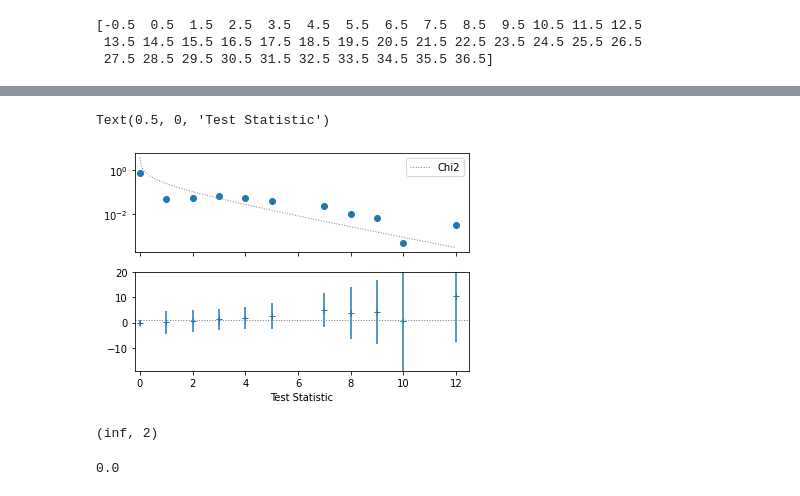
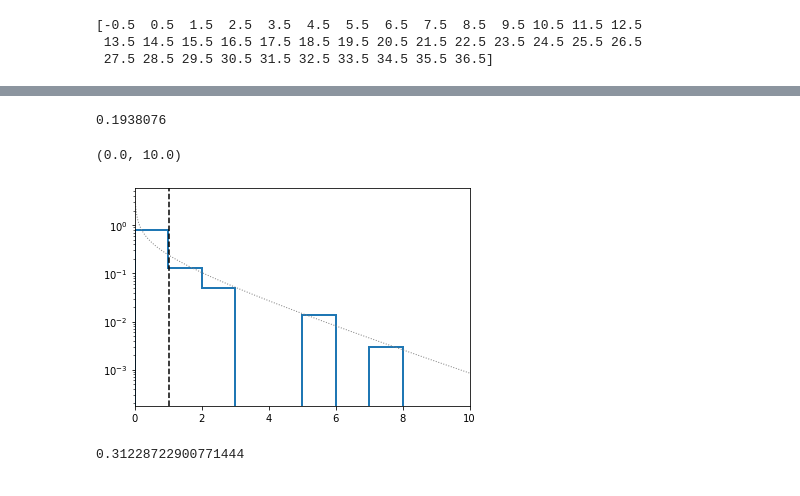
Before and after one commit to aturcati/nu_sources_time_coinc, a Jupyter notebook: notebooks/Analysis.ipynb, the cells around one changed output, grey strips where cells are left out. Drawn from its saved outputs; the diff is of its cells as text; code cells hidden in the pictures.

```diff
--- a/notebooks/Analysis.ipynb
+++ b/notebooks/Analysis.ipynb
@@ -179,6 +261,9 @@ ax.set_ylim([0.,6])
 # %%
 ts = []
+ind = []
 for n in bkg_tr:
-    ts.append(func.test_statistic(n,pdf))
+    ts_i, ind_i = func.test_statistic(n,pdf)
+    ts.append(ts_i)
+    ind.append(ind_i)
 ts = np.array(ts)
-ts[ts<0.] = 0.
+ind = np.array(ind)
@@ -184,0 +275,2 @@ ts[ts<0.] = 0.
+# %%
+frac = np.sum(ts>=0.)/len(ts)
@@ -185 +279,3 @@ ts[ts<0.] = 0.
+# %%
+obs_ts, obs_ind = func.test_statistic(n_coinc,pdf)
 # %%
@@ -194,33 +285,28 @@ def chi_squared(x, ndof):
-# %%
-fig, ax = plt.subplots(2,1, sharex=True)
-tsbins = np.linspace(-2.5, 12.5, 16)
-tsc = (tsbins[:-1] + tsbins[1:]) / 2.
-vals = np.histogram(ts, bins=tsbins, density=True)[0]
-val_err = np.sqrt(vals) / vals
-ax[0].errorbar(tsc, vals, ls="", marker='o')
-ax[0].semilogy()
-
-from scipy.optimize import curve_fit
-popt, _ = curve_fit(chi_squared, tsc, vals, p0=[1.])
-x=np.linspace(0.,12,1000)
-ax[0].plot(x, chi_squared(x, popt[0]), ls=':', color='gray', lw=1, label='Chi2')
-
-ax[0].set_xlim([-0.2, 12.5])
-ax[0].legend()
-
-ax[1].errorbar(tsc[vals!=0], vals[vals!=0]/chi_squared(tsc[vals!=0], popt[0]), yerr=val_err[vals!=0], ls="", marker='+')
-ax[1].set_ylim([-19,20.])
-ax[1].axhline(1., color='gray', ls=':', lw=1)
-
-ax[1].set_xlabel("Test Statistic")
-# %% [output]
-Text(0.5, 0, 'Test Statistic')
-[figure, removed]
-# %%
-func.test_statistic(2,pdf)
-# %% [output]
-(inf, 2)
-# %%
-np.sum(ts>=func.test_statistic(2,pdf)[0])/len(ts)
-# %% [output]
-0.0
+# %%
+np.sum(ind>=obs_ind)/len(ind)
+# %% [output]
+0.1938076
+# %%
+from scipy.stats import chi2
+
+def chi_squared(x, ndof):
+    return chi2.pdf(x, ndof)
+
+fig, ax = plt.subplots()
+tsbins = np.linspace(0.,10.,11)
+ax.hist(ts,bins=tsbins, density=True, histtype='step', lw=2)
+
+ax.axvline(obs_ts, color='black', ls='--')
+x=np.linspace(0.,12,1000)
+
+ax.plot(x, frac*chi_squared(x,1), ls=':', color='gray', lw=1, label='Chi2')
+
+ax.semilogy()
+ax.set_xlim([0.,10.])
+# %% [output]
+(0.0, 10.0)
+[figure, added]
+# %%
+chi2.sf(obs_ts,1)
+# %% [output]
+0.31228722900771444
```
Also changed, not shown: parts of 26 cells of this notebook.
